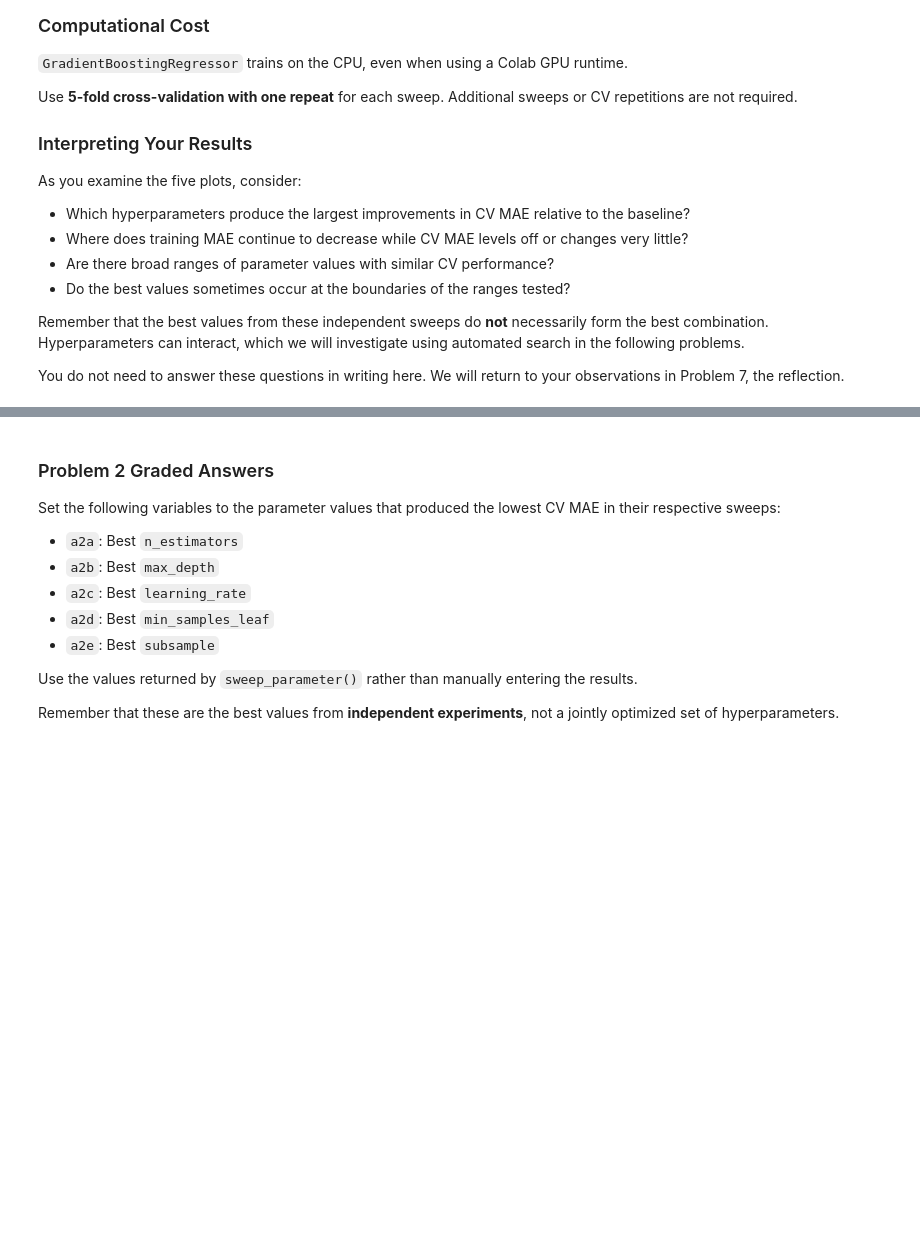
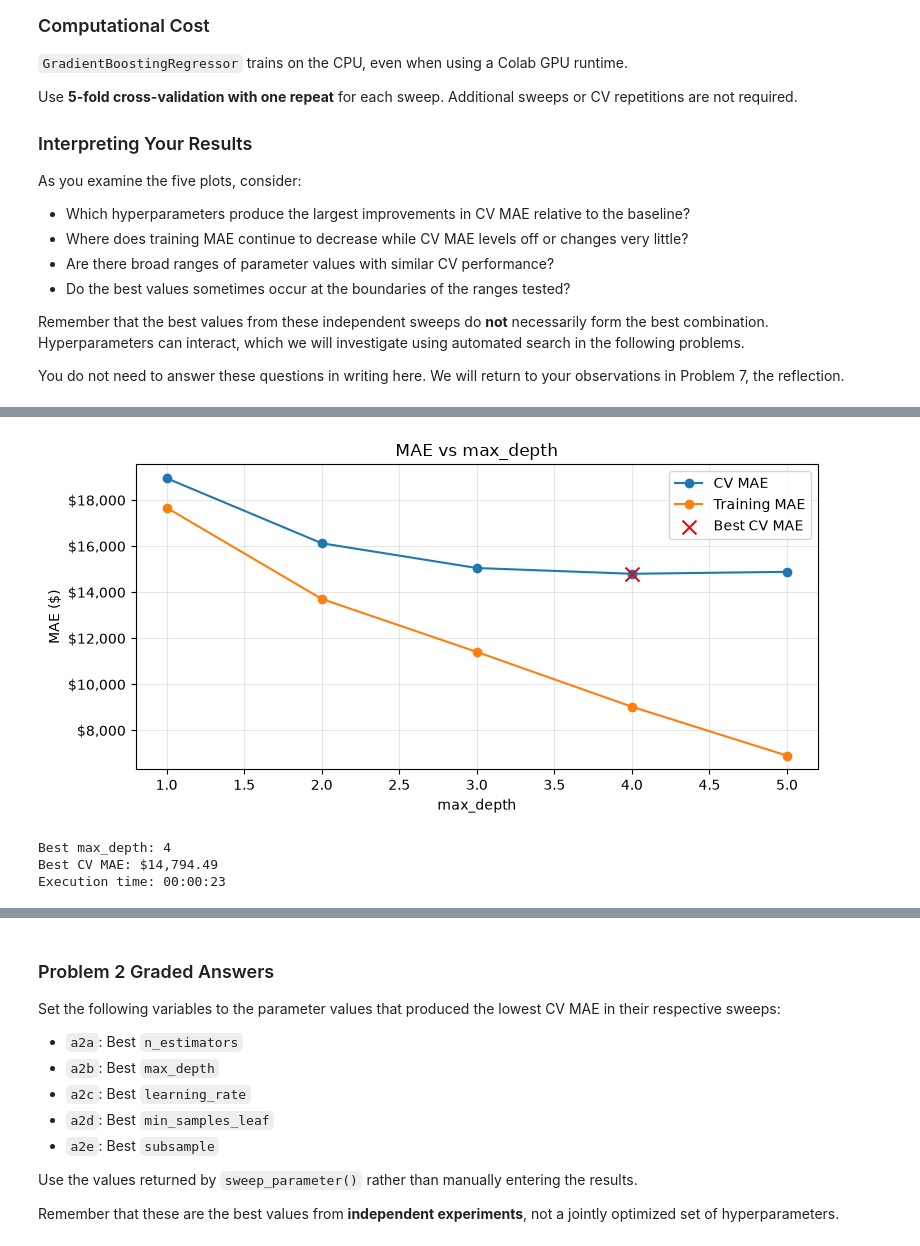
Before and after one commit to max-issokson-bu/DX603-Assignments, a Jupyter notebook: Homework_07.ipynb, the cells around one changed output, grey strips where cells are left out. Saved outputs shown, nothing was run; the diff lists cells and outputs as text; code cells hidden in the pictures; blank space fills up the shorter version.

```diff
--- a/Homework_07.ipynb
+++ b/Homework_07.ipynb
@@ -463,0 +477,9 @@ You do not need to answer these questions in writing here. We will return to you
+# %%
+dict_sweep_parameter_results['max_depth'] = sweep_parameter(GradientBoostingRegressor, baseline_params=baseline_params, param = 'max_depth',
+                parameter_list=[1, 2, 3, 4, 5], X_train=X_train, y_train=y_train,
+                n_repeats=1, n_jobs= -1)
+# %% [output]
+[figure, added]
+Best max_depth: 4
+Best CV MAE: $14,794.49
+Execution time: 00:00:23
```
Also changed, not shown: parts of 35 cells of this notebook, 5 other files.
